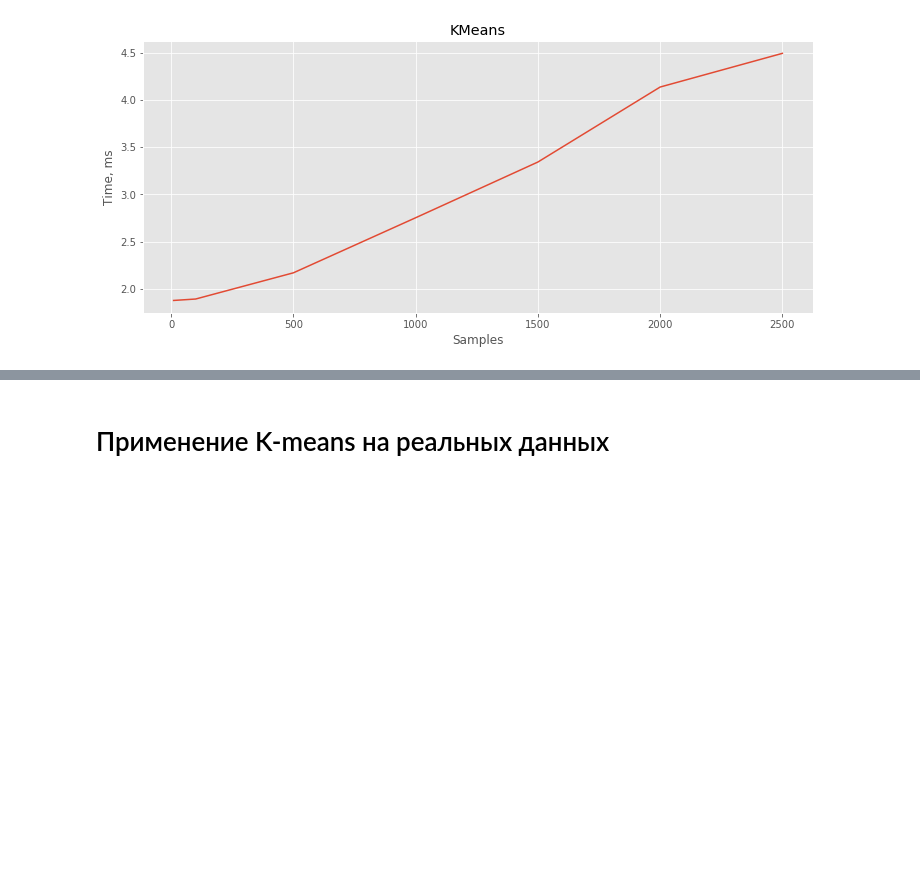
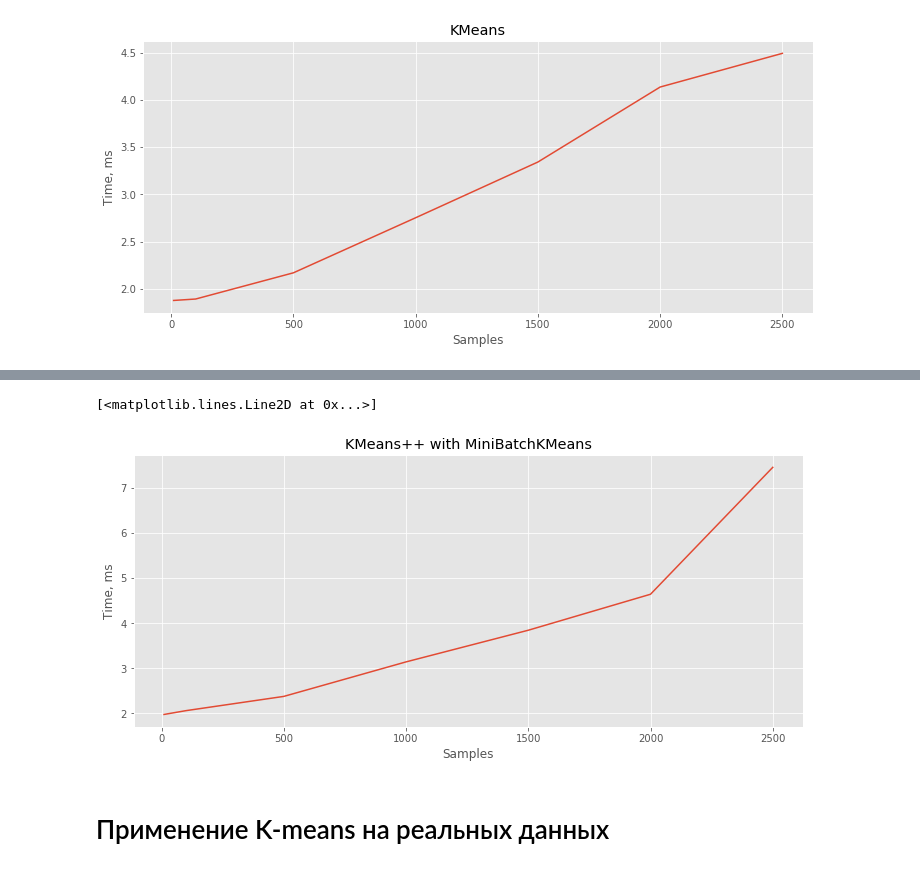
Before and after one commit to tereshinam/BD_homework, a Jupyter notebook: kmeans/tereshina_hw1.ipynb, the cells around one changed output, grey strips where cells are left out. Cells and saved outputs as stored; diff of their text form; code cells hidden in the pictures; blank space fills up the shorter version.

```diff
--- a/kmeans/tereshina_hw1.ipynb
+++ b/kmeans/tereshina_hw1.ipynb
@@ -706,3 +700,28 @@ model = MiniBatchKMeans(k = 3, b = 10, init = 'k-means')
+# %%
+## Время выполнения алгоритма  KMeans++ с MiniBatchKMeans
+
+model = MiniBatchKMeans(k = 3, b = 10, init = 'k-means')
+model = Kmeans(k = 3)
+
+t = %timeit -o -q -n3 (model.fit(X, y))
+n = [10, 100, 500, 1000, 1500, 2000, 2500]
+tm = np.empty(7)
+
+model = Kmeans(k = 3)
+for i in range(0, 7):
+    X, y = make_blobs(n_samples=n[i], n_features=2, centers=3, cluster_std=1,
+           center_box=(-10.0, 10.0), shuffle=False, random_state=1234)
+    t = %timeit -o -q -n3 (model.fit(X, y))
+    tm[i] = t.best * 1000.0
+
+plt.xlabel('Samples')
+plt.ylabel('Time, ms')
+plt.title('KMeans++ with MiniBatchKMeans')
+
+plt.plot(n, tm)
+# %% [output]
+[<matplotlib.lines.Line2D at 0x...>]
+[figure, added]
 # %% [markdown]
 # Применение K-means на реальных данных
 # %% [markdown]
```
Also changed, not shown: parts of 20 cells of this notebook.
